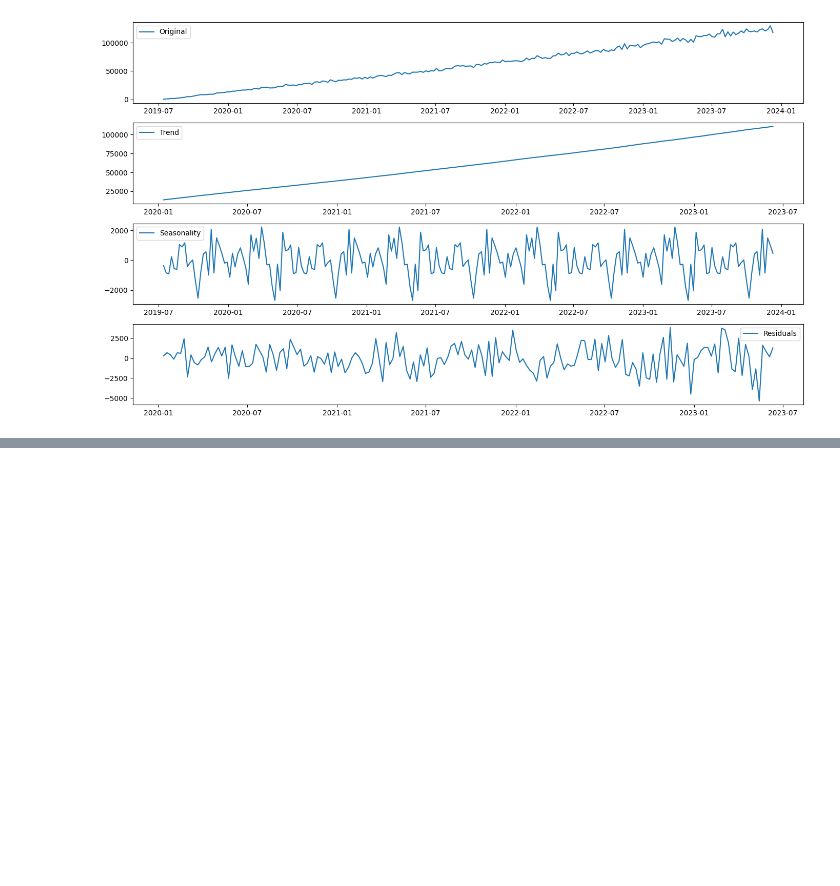
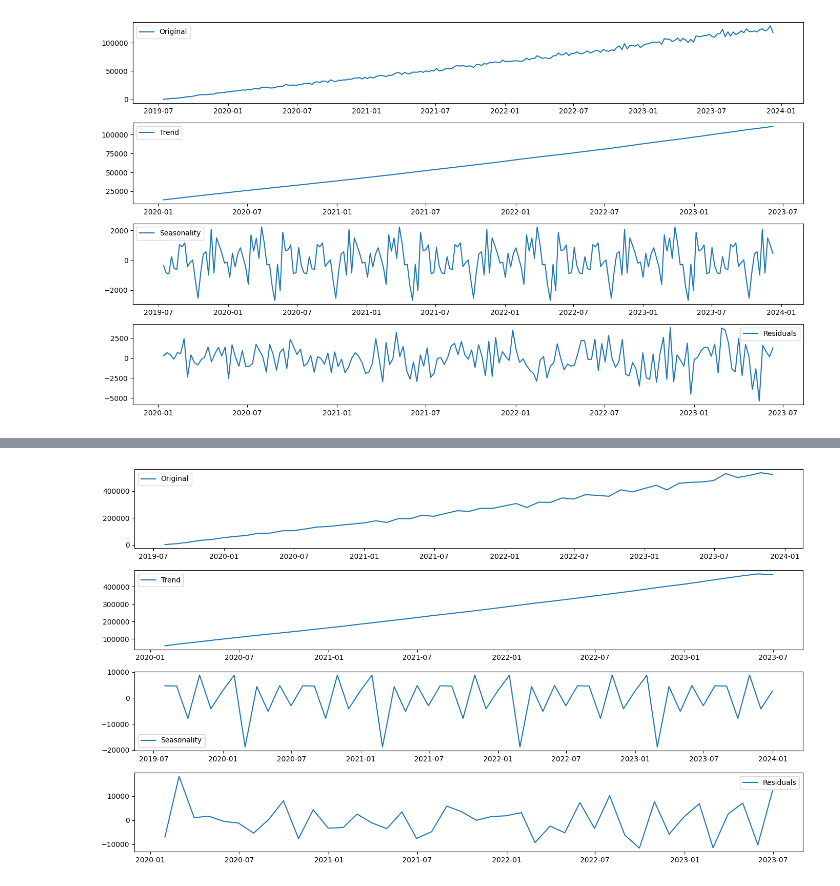
Before and after one commit to wz7475/streaming-service-sales, a Jupyter notebook: model/all_plays_in_service.ipynb, the cells around one changed output, grey strips where cells are left out. Drawn from its saved outputs; the diff is of its cells as text; code cells hidden in the pictures; blank space fills up the shorter version.

Commit message:
feat: add monthly decomposition for all artists

```diff
--- a/model/all_plays_in_service.ipynb
+++ b/model/all_plays_in_service.ipynb
@@ -80,0 +85,4 @@ plt.show()
+# %%
+df_resampled_M = df.resample('M', on='timestamp').sum()
+decomposition = seasonal_decompose(df_resampled_M, model='additive')
+df_resampled_M.tail(10)
@@ -80,0 +102,20 @@ plt.show()
+# %%
+df_resampled_M.drop(df_resampled_M.tail(1).index, inplace=True)
+# %%
+plt.figure(figsize=(14, 8))
+plt.subplot(411)
+plt.plot(df_resampled_M["helper"], label='Original')
+plt.legend(loc='best')
+plt.subplot(412)
+plt.plot(decomposition.trend, label='Trend')
+plt.legend(loc='best')
+plt.subplot(413)
+plt.plot(decomposition.seasonal,label='Seasonality')
+plt.legend(loc='best')
+plt.subplot(414)
+plt.plot(decomposition.resid, label='Residuals')
+plt.legend(loc='best')
+plt.tight_layout()
+plt.show()
+# %% [output]
+[figure, added]
```
Also changed, not shown: parts of 3 cells of this notebook.
